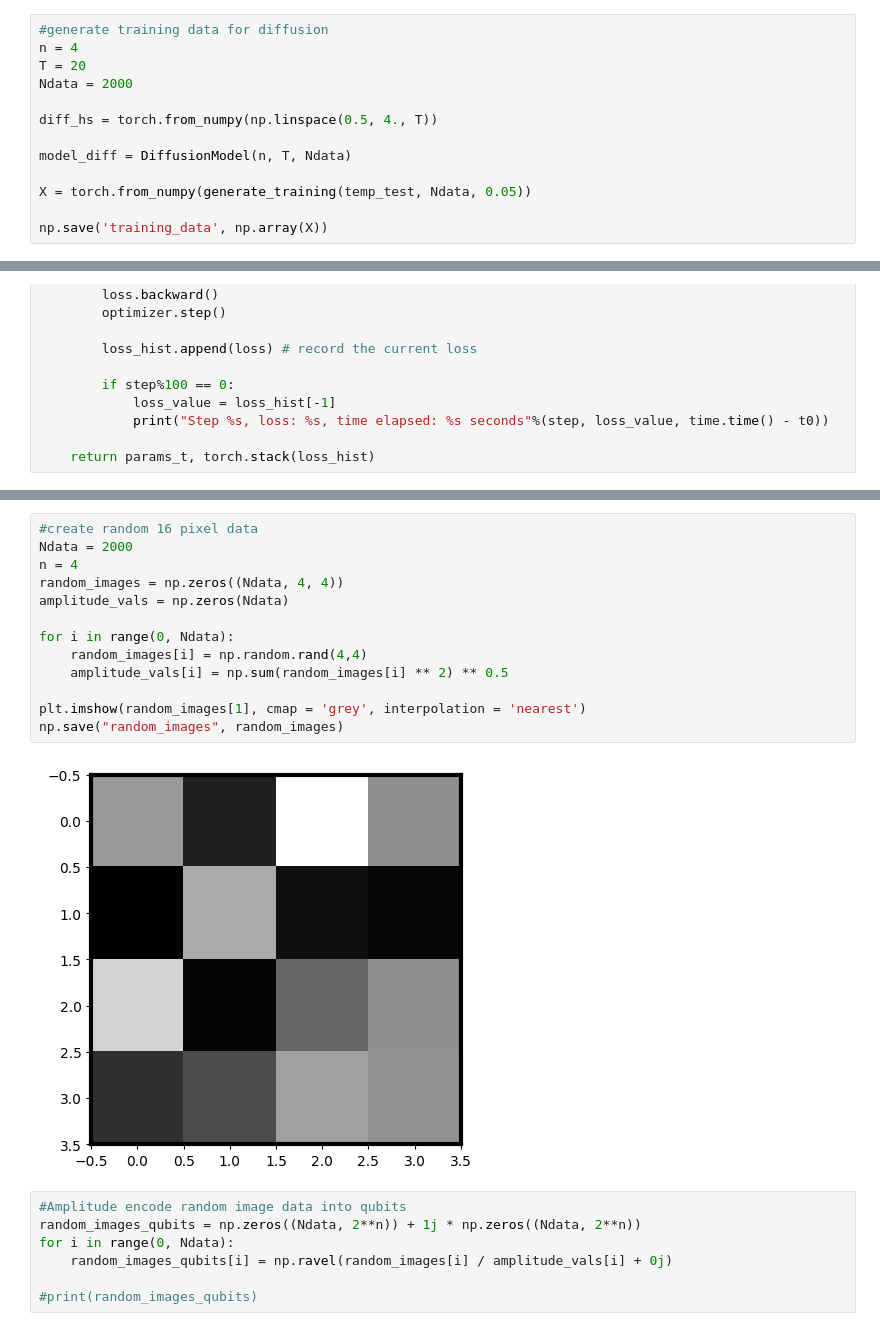
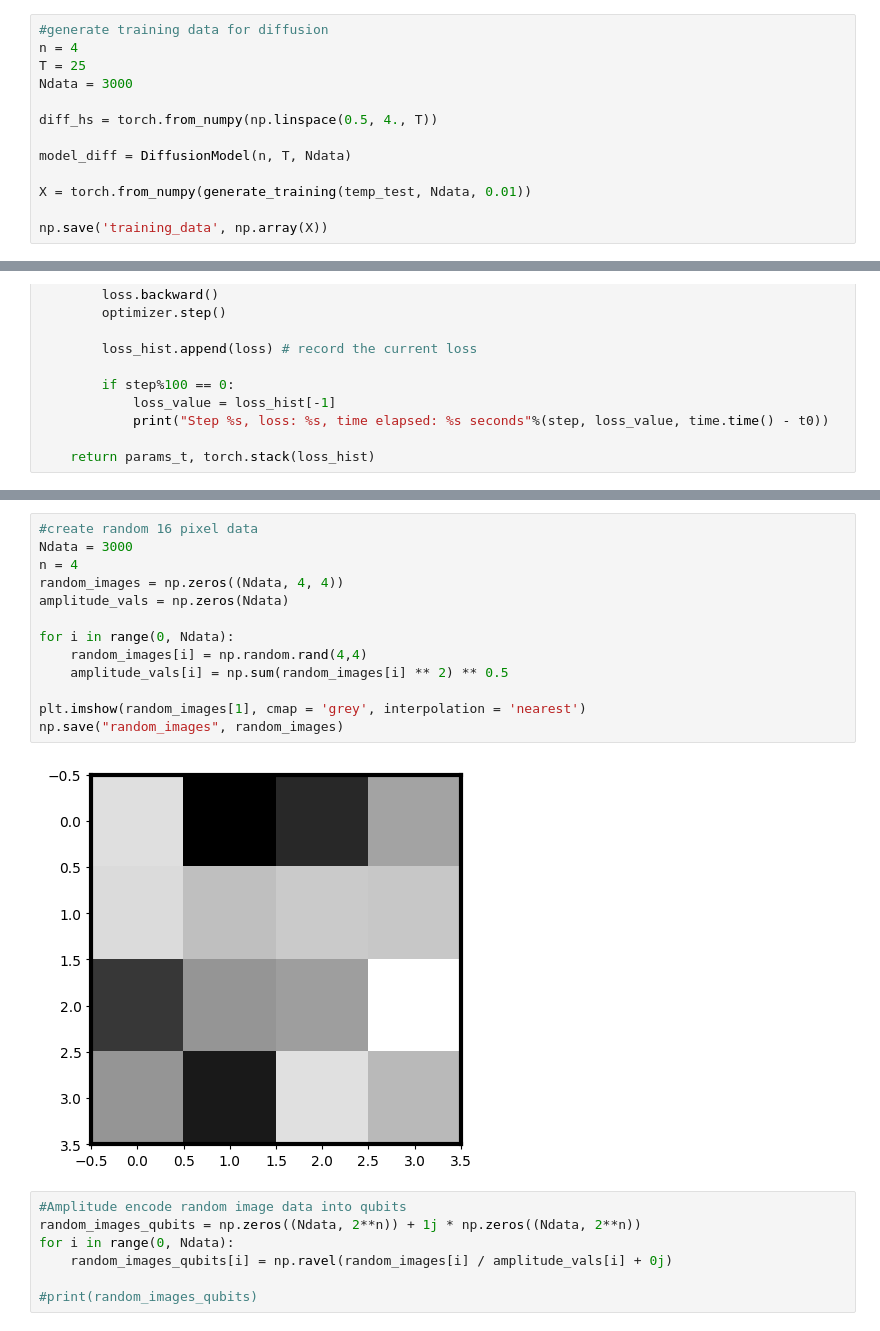
Before and after one commit to Neben5/QuantGenMdl, a Jupyter notebook: amplitude_encoding_4by4.ipynb, the cells around one changed output, grey strips where cells are left out. Cells and saved outputs as stored; diff of their text form.

```diff
--- a/amplitude_encoding_4by4.ipynb
+++ b/amplitude_encoding_4by4.ipynb
@@ -78,14 +78,14 @@ temp_test = temp_test.flatten()
 # %%
 #generate training data for diffusion
 n = 4
-T = 20
-Ndata = 2000
+T = 25
+Ndata = 3000
 
 diff_hs = torch.from_numpy(np.linspace(0.5, 4., T))
 
 model_diff = DiffusionModel(n, T, Ndata)
 
-X = torch.from_numpy(generate_training(temp_test, Ndata, 0.05))
+X = torch.from_numpy(generate_training(temp_test, Ndata, 0.01))
 
 np.save('training_data', np.array(X))
 # %% [output]
@@ -297,18 +295,18 @@ np.save("loss_tot_2000Ndata_20kEpochs", loss_tot)
 # %%
 #create random 16 pixel data
-Ndata = 2000
+Ndata = 3000
 n = 4
 random_images = np.zeros((Ndata, 4, 4))
 amplitude_vals = np.zeros(Ndata)
 
 for i in range(0, Ndata):
     random_images[i] = np.random.rand(4,4)
     amplitude_vals[i] = np.sum(random_images[i] ** 2) ** 0.5
 
 plt.imshow(random_images[1], cmap = 'grey', interpolation = 'nearest')
 np.save("random_images", random_images)
 # %% [output]
-[figure, old version]
+[figure, new version]
 # %%
 #Amplitude encode random image data into qubits
 random_images_qubits = np.zeros((Ndata, 2**n)) + 1j * np.zeros((Ndata, 2**n))
```
Also changed, not shown: parts of 8 cells of this notebook, 59 other files.
